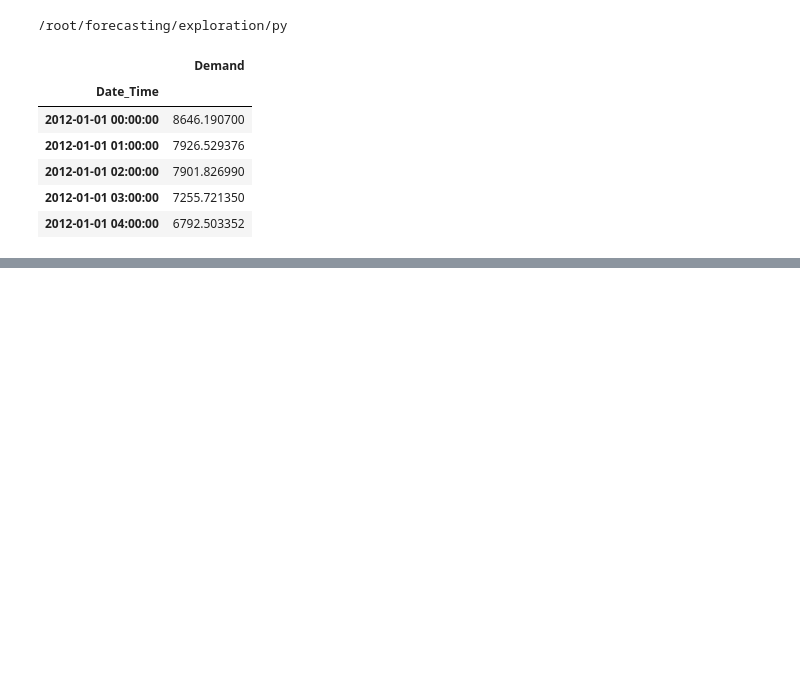
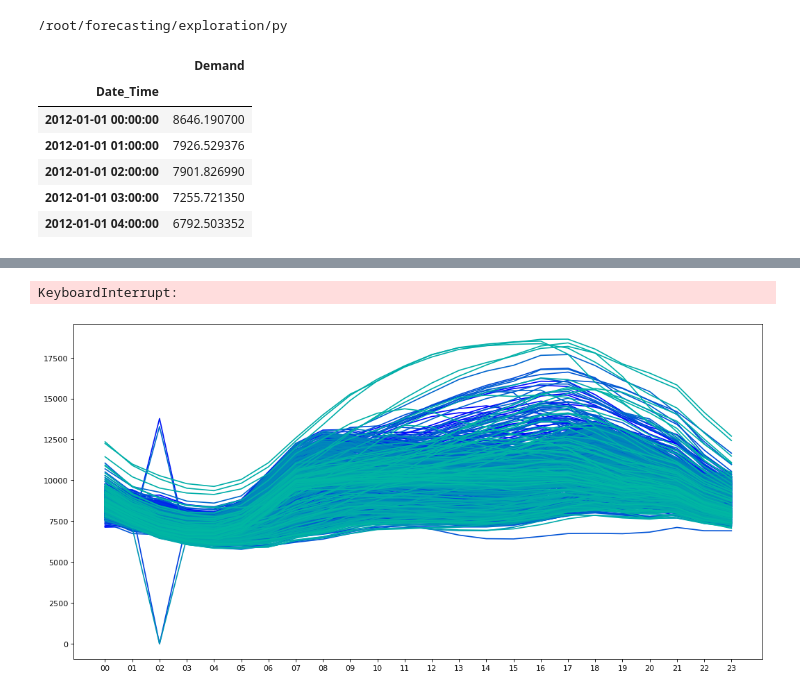
Before and after one commit to marknhenry/forecasting, a Jupyter notebook: exploration/py/02 - Test Seasonal Plot.ipynb, the cells around one changed output, grey strips where cells are left out. Saved outputs shown, nothing was run; the diff lists cells and outputs as text; code cells hidden in the pictures; blank space fills up the shorter version.

Commit message:
day/hour working, utils 1 and 2 need to merge

```diff
--- a/exploration/py/02 - Test Seasonal Plot.ipynb
+++ b/exploration/py/02 - Test Seasonal Plot.ipynb
@@ -33,3 +33,8 @@ elec_demand.head()
 | 2012-01-01 02:00:00 | 7901.826990 |
 | 2012-01-01 03:00:00 | 7255.721350 |
 | 2012-01-01 04:00:00 | 6792.503352 |
+# %%
+df = elec_demand.copy()
+# %%
+df.index.names = ['Date']
+df.head()
@@ -35,0 +49,3 @@ elec_demand.head()
+# %%
+df.reset_index(inplace=True)
+df.head()
@@ -35,0 +59,8 @@ elec_demand.head()
+# %%
+df['period_col'] = [d.strftime('%Y-%m-%d') for d in df.Date]  # day
+df['period_child_col'] = [d.strftime('%H') for d in df.Date]  # hour
+period_child_col = 'Hour'
+periods = df['period_col'].unique()
+periods_count = len(periods)
+# df.to_csv('intermediate.csv')
+df.head()
@@ -35,0 +74,45 @@ elec_demand.head()
+# %%
+series_name = 'Demand'
+def seasonal_plotter_single(ax, counter):
+
+        # get year
+        the_period = periods[counter]
+
+        # get monthly data for year
+        to_plot = df.query(
+            'period_col == @the_period').filter(['period_child_col', series_name])
+
+        # plot line
+        ax.plot(to_plot['period_child_col'], to_plot[series_name],
+                color=cmap(norm(counter)))
+
+        # # add text at end
+        # ax.text(df.loc[df.period_col == periods[1], :].shape[0]-0.95,  # always a constant
+        #         # last value of the year
+        #         df.loc[df.period_col == periods[counter],
+        #                series_name][-1:].values[0],
+        #         periods[counter], color=cmap(norm(counter)), fontsize=10)
+
+        # # add text at start
+        # ax.text(df.loc[df.period_col == periods[1], :].shape[0]-12.4,
+        #         df.loc[df.period_col == periods[counter],
+        #                series_name][0:1].values[0],
+        #         periods[counter], color=cmap(norm(counter)), fontsize=10)
+
+        return ax
+
+cmap = mpl.cm.winter
+norm = mpl.colors.Normalize(vmin=0, vmax=periods_count)
+fig, ax = plt.subplots(figsize=(16, 8), dpi=80)
+
+for i in range(1, periods_count-1):
+# for i in range(1, 2):
+    seasonal_plotter_single(ax, i)
+
+ax.set_title('Title', fontsize=20)
+plt.gca().set(xlim=(-0.5, 11.5), ylim=(2, 30), ylabel='y-label', xlabel=period_child_col)
+# plt.yticks(fontsize=12, alpha=.7)
+plt.show()
+# %% [output]
+KeyboardInterrupt:
+[figure, added]
```
Also changed, not shown: parts of 5 cells of this notebook, 5 other files.
